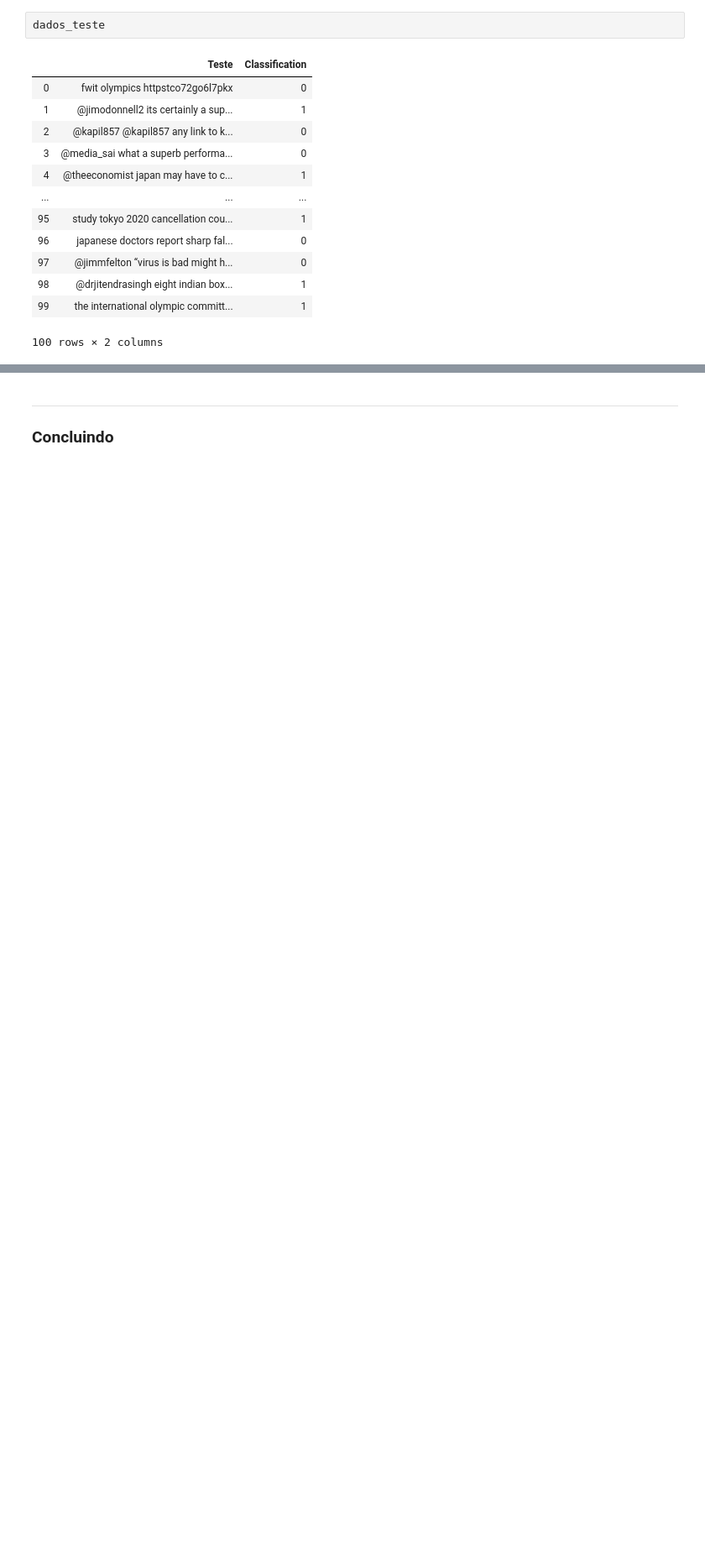
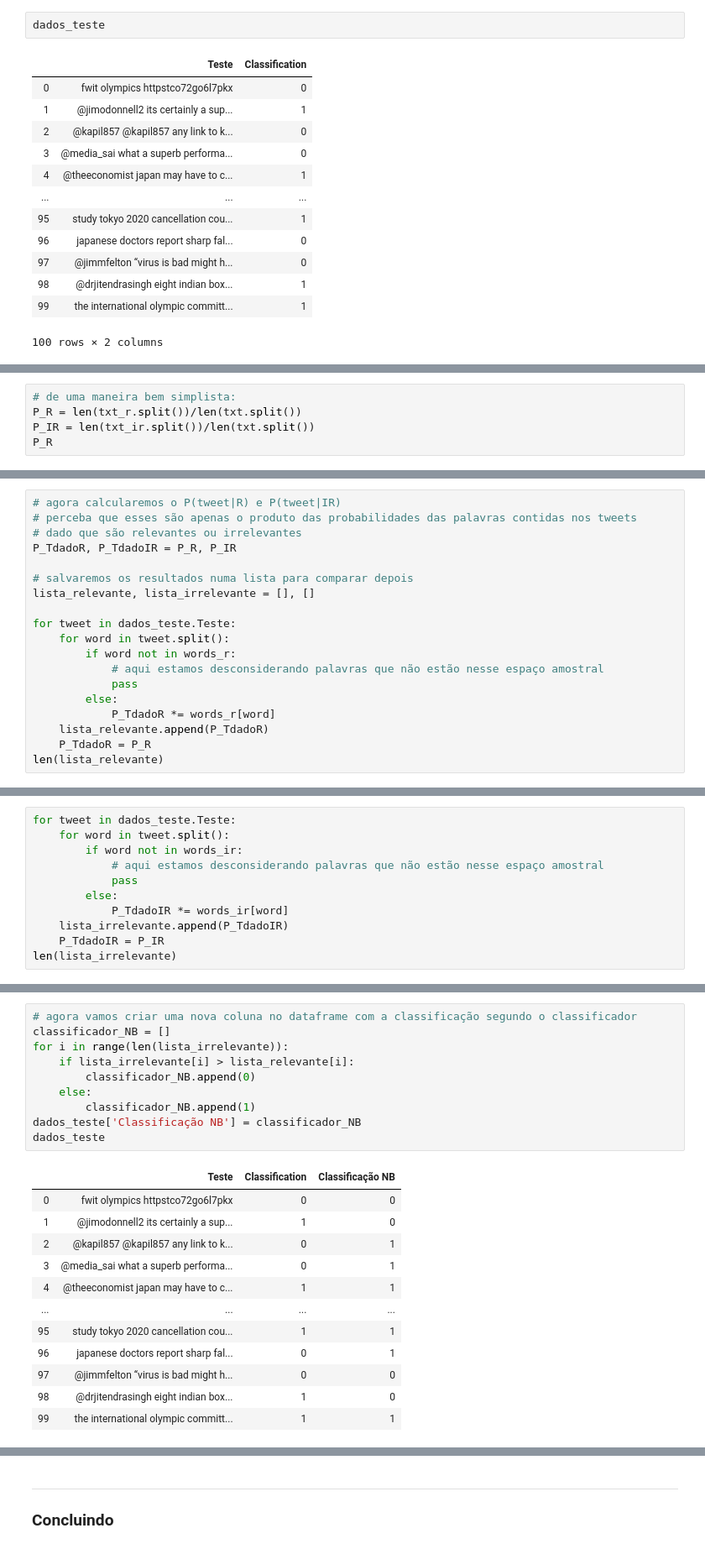
Before and after one commit to caioesr/cdados_proj1, a Jupyter notebook: Projeto1_Classificador_layout.ipynb, the cells around one changed output, grey strips where cells are left out. Shown: that part at 84% size. Saved outputs shown, nothing was run; the diff lists cells and outputs as text; blank space fills up the shorter version.

```diff
--- a/Projeto1_Classificador_layout.ipynb
+++ b/Projeto1_Classificador_layout.ipynb
@@ -271,0 +281,5 @@ Agora você deve testar o seu classificador com a base de Testes.
+# %%
+# de uma maneira bem simplista:
+P_R = len(txt_r.split())/len(txt.split())
+P_IR = len(txt_ir.split())/len(txt.split())
+P_R
@@ -271,0 +292,19 @@ Agora você deve testar o seu classificador com a base de Testes.
+# %%
+# agora calcularemos o P(tweet|R) e P(tweet|IR)
+# perceba que esses são apenas o produto das probabilidades das palavras contidas nos tweets
+# dado que são relevantes ou irrelevantes
+P_TdadoR, P_TdadoIR = P_R, P_IR
+
+# salvaremos os resultados numa lista para comparar depois
+lista_relevante, lista_irrelevante = [], []
+
+for tweet in dados_teste.Teste:
+    for word in tweet.split():
+        if word not in words_r:
+            # aqui estamos desconsiderando palavras que não estão nesse espaço amostral
+            pass
+        else:
+            P_TdadoR *= words_r[word]
+    lista_relevante.append(P_TdadoR)
+    P_TdadoR = P_R
+len(lista_relevante)
@@ -271,0 +313,11 @@ Agora você deve testar o seu classificador com a base de Testes.
+# %%
+for tweet in dados_teste.Teste:
+    for word in tweet.split():
+        if word not in words_ir:
+            # aqui estamos desconsiderando palavras que não estão nesse espaço amostral
+            pass
+        else:
+            P_TdadoIR *= words_ir[word]
+    lista_irrelevante.append(P_TdadoIR)
+    P_TdadoIR = P_IR
+len(lista_irrelevante)
@@ -271,0 +326,23 @@ Agora você deve testar o seu classificador com a base de Testes.
+# %%
+# agora vamos criar uma nova coluna no dataframe com a classificação segundo o classificador
+classificador_NB = []
+for i in range(len(lista_irrelevante)):
+    if lista_irrelevante[i] > lista_relevante[i]:
+        classificador_NB.append(0)
+    else:
+        classificador_NB.append(1)
+dados_teste['Classificação NB'] = classificador_NB
+dados_teste
+# %% [output]
+|  | Teste | Classification | Classificação NB |
+| 0 | fwit olympics httpstco72go6l7pkx | 0 | 0 |
+| 1 | @jimodonnell2 its certainly a sup... | 1 | 0 |
+| 2 | @kapil857 @kapil857 any link to k... | 0 | 1 |
+| 3 | @media_sai what a superb performa... | 0 | 1 |
+| 4 | @theeconomist japan may have to c... | 1 | 1 |
+| ... | ... | ... | ... |
+| 95 | study tokyo 2020 cancellation cou... | 1 | 1 |
+| 96 | japanese doctors report sharp fal... | 0 | 1 |
+| 97 | @jimmfelton “virus is bad might h... | 0 | 0 |
+| 98 | @drjitendrasingh eight indian box... | 1 | 0 |
+| 99 | the international olympic committ... | 1 | 1 |
```
Also changed, not shown: parts of 15 cells of this notebook.
